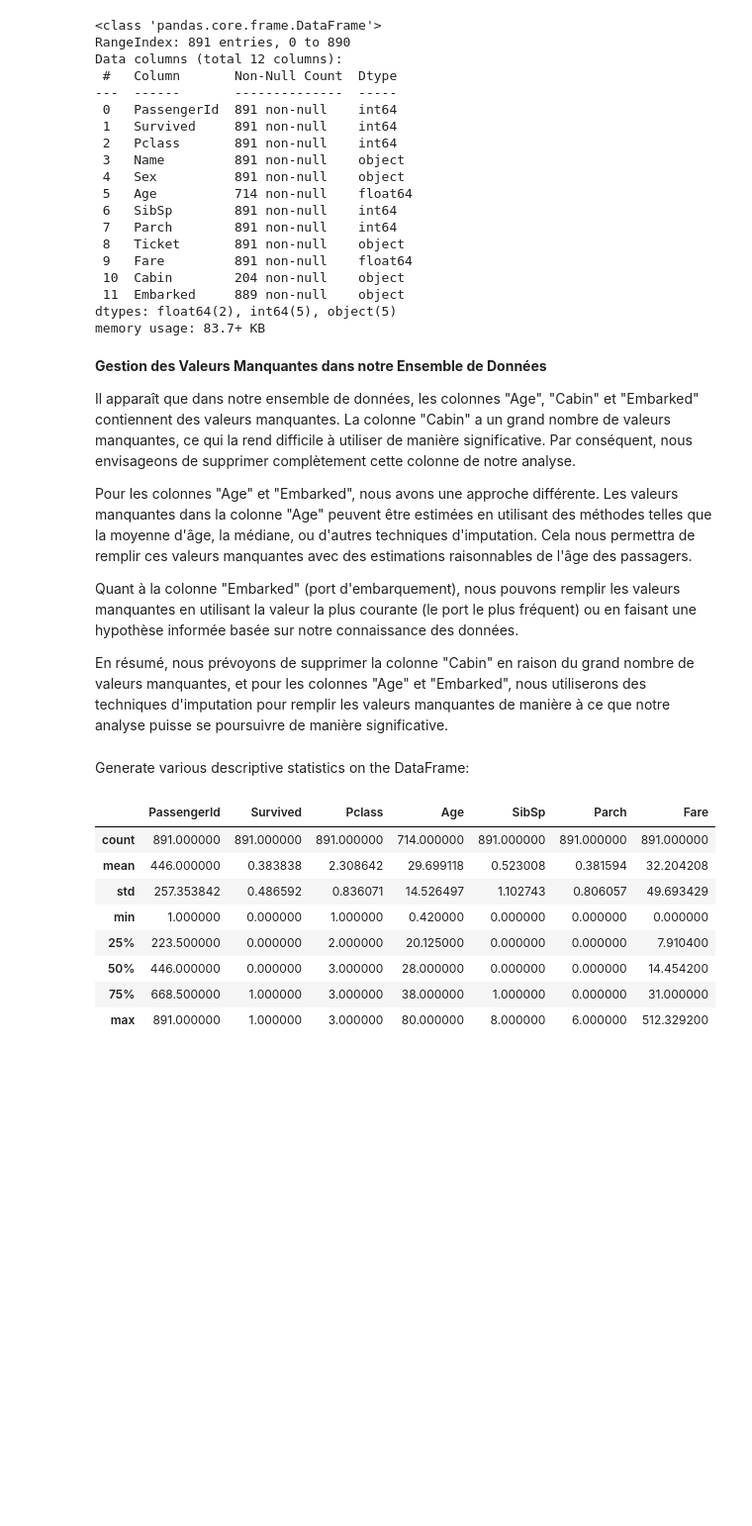
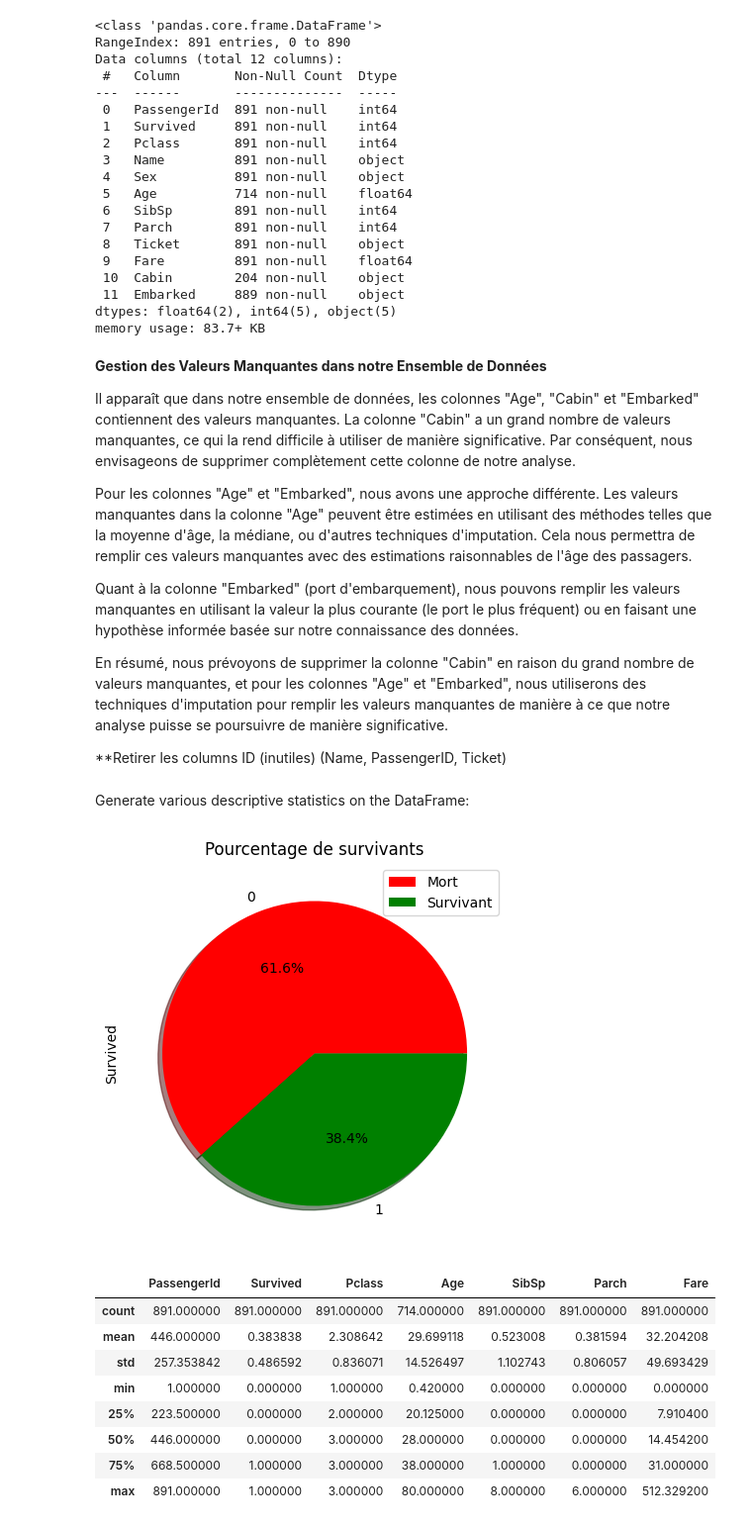
Before and after one commit to Str0mG/ML01-MachineLearning, a Jupyter notebook: ML01 Projet V1.ipynb, the cells around one changed output. Shown: that part at 99% size. Cells and saved outputs as stored; diff of their text form; code cells hidden in the pictures; blank space fills up the shorter version.

```diff
--- a/ML01 Projet V1.ipynb
+++ b/ML01 Projet V1.ipynb
@@ -142,8 +128,22 @@ Pour les colonnes "Age" et "Embarked", nous avons une approche différente. Les
 Quant à la colonne "Embarked" (port d'embarquement), nous pouvons remplir les valeurs manquantes en utilisant la valeur la plus courante (le port le plus fréquent) ou en faisant une hypothèse informée basée sur notre connaissance des données.
 
 En résumé, nous prévoyons de supprimer la colonne "Cabin" en raison du grand nombre de valeurs manquantes, et pour les colonnes "Age" et "Embarked", nous utiliserons des techniques d'imputation pour remplir les valeurs manquantes de manière à ce que notre analyse puisse se poursuivre de manière significative.
+
+**Retirer les columns ID (inutiles) (Name, PassengerID, Ticket)
 # %% [markdown]
 Generate various descriptive statistics on the DataFrame:
+# %%
+
+# Change les couleurs du graphique et ajoute un legende et ecrit un texte pour decrire le graphique
+
+# graphique in pizza graphique in palette='hls'
+df_train['Survived'].value_counts().plot.pie(autopct='%1.1f%%',shadow=True,figsize=(10,5),colors=['red','green'])
+plt.title('Pourcentage de survivants')
+plt.legend(['Mort','Survivant'])
+
+plt.show()
+# %% [output]
+[figure, added]
 # %%
 df_train.describe()
 # %% [output]
```
Also changed, not shown: parts of 13 cells of this notebook.
